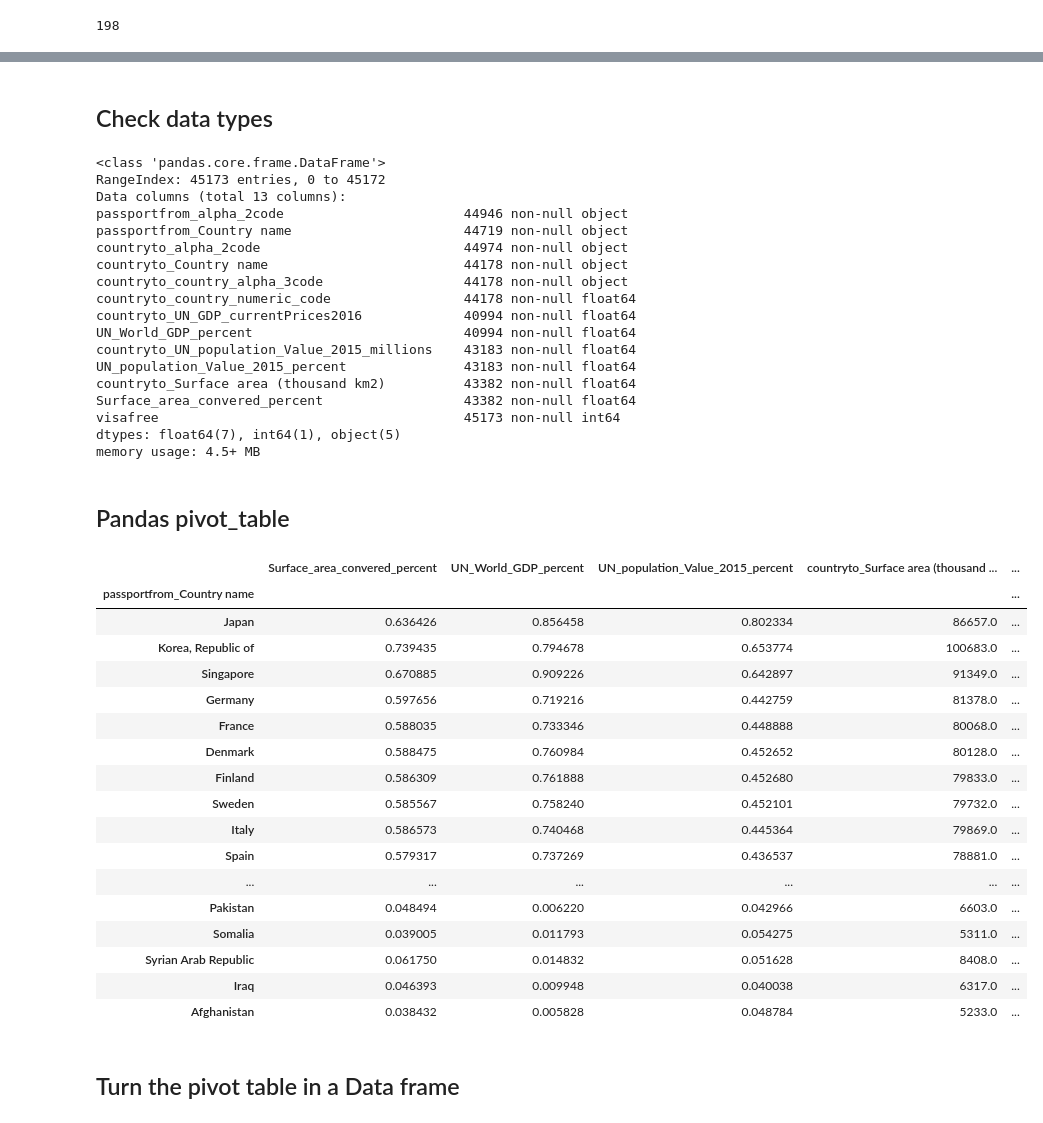
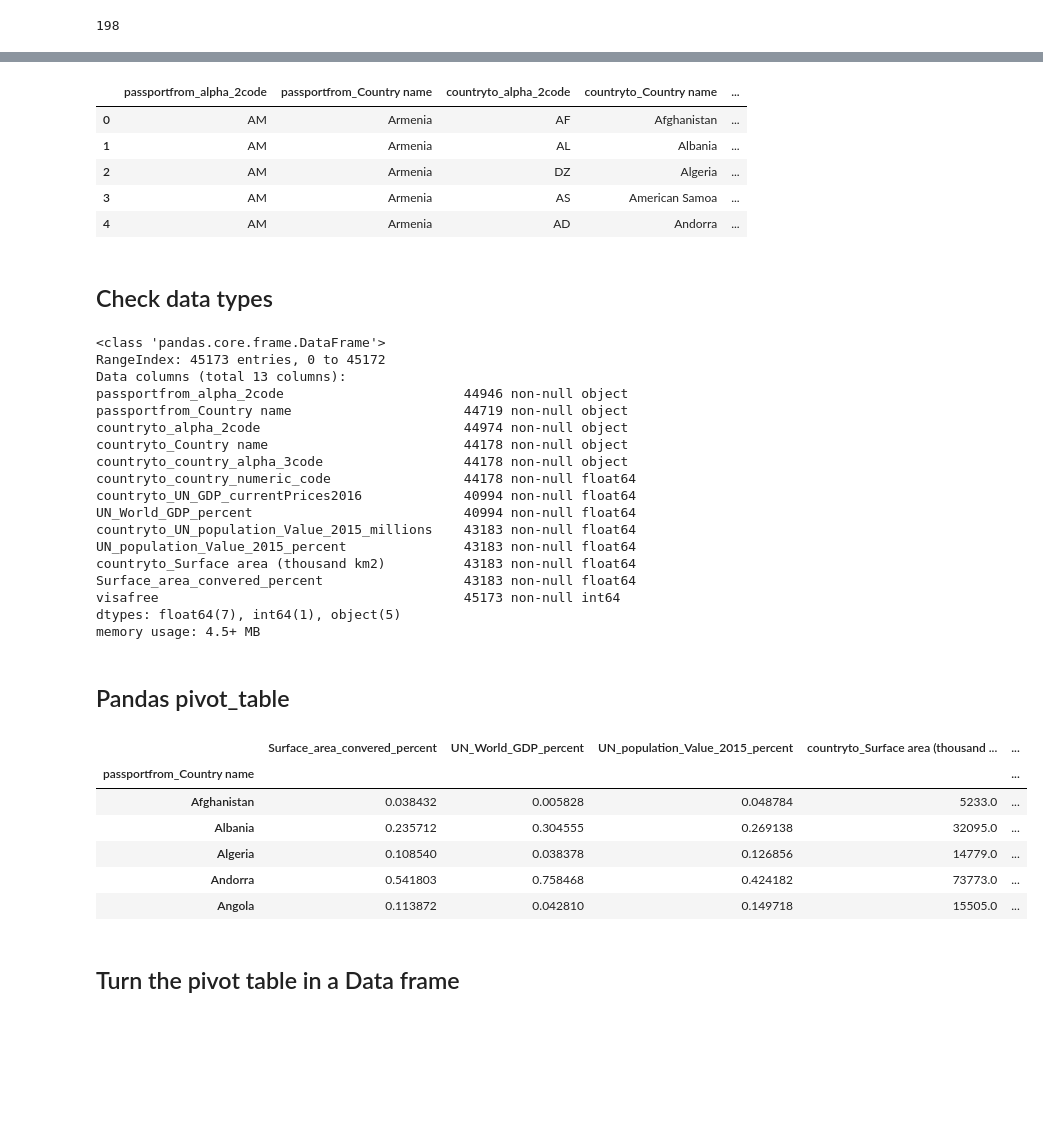
Before and after one commit to jeremielamboley/global-passport-index, a Jupyter notebook: henley_passport_index_intersect_data_sources.ipynb, the cells around one changed output, grey strips where cells are left out. Saved outputs shown, nothing was run; the diff lists cells and outputs as text; code cells hidden in the pictures; blank space fills up the shorter version.

```diff
--- a/henley_passport_index_intersect_data_sources.ipynb
+++ b/henley_passport_index_intersect_data_sources.ipynb
@@ -285,3 +237,5 @@ df3 = df3.drop(['UN_population_countryName'], axis=1)
-# %%
-df3.rename(columns={'UN_population_Value_2015_millions': 'countryto_UN_population_Value_2015_millions'}, inplace=True)
+# %%
+#df3.rename(columns={'UN_population_Value_2015_millions': 'countryto_UN_population_Value_2015_millions'}, inplace=True)
+df3.rename(columns={'Population mid-year estimates (millions)': 'countryto_UN_population_Value_2015_millions'}, inplace=True)
+df3.rename(columns={'Surface area (thousand km2)': 'countryto_Surface area (thousand km2)'}, inplace=True)
 # %%
@@ -322,8 +250,8 @@ df4.sample(5)
 # %% [markdown]
 ## Reordering the columns
 # %%
-df4 = df4.reset_index(drop=True)
-cols = df4.columns.tolist()
+df3 = df3.reset_index(drop=True)
+cols = df3.columns.tolist()
 cols
 # %% [output]
 ['passportfrom_alpha_2code',
@@ -342,4 +269,4 @@ cols
  'Surface_area_convered_percent']
 # %%
-df4 = df4[['passportfrom_alpha_2code','passportfrom_Country name','countryto_alpha_2code','countryto_Country name','countryto_country_alpha_3code', 'countryto_country_numeric_code','countryto_UN_GDP_currentPrices2016','UN_World_GDP_percent', 'countryto_UN_population_Value_2015_millions','UN_population_Value_2015_percent','countryto_Surface area (thousand km2)','Surface_area_convered_percent','visafree']]
+df3 = df3[['passportfrom_alpha_2code','passportfrom_Country name','countryto_alpha_2code','countryto_Country name','countryto_country_alpha_3code', 'countryto_country_numeric_code','countryto_UN_GDP_currentPrices2016','UN_World_GDP_percent', 'countryto_UN_population_Value_2015_millions','UN_population_Value_2015_percent','countryto_Surface area (thousand km2)','Surface_area_convered_percent','visafree']]
 # %%
@@ -362,7 +276,16 @@ df4.head()
+# %%
+df3.head(5)
+# %% [output]
+|  | passportfrom_alpha_2code | passportfrom_Country name | countryto_alpha_2code | countryto_Country name | ... |
+| 0 | AM | Armenia | AF | Afghanistan | ... |
+| 1 | AM | Armenia | AL | Albania | ... |
+| 2 | AM | Armenia | DZ | Algeria | ... |
+| 3 | AM | Armenia | AS | American Samoa | ... |
+| 4 | AM | Armenia | AD | Andorra | ... |
 # %% [markdown]
 ## Check data types
 # %%
-df4.info()
+df3.info()
 # %% [output]
 <class 'pandas.core.frame.DataFrame'>
 RangeIndex: 45173 entries, 0 to 45172
@@ -377,35 +300,25 @@ countryto_UN_GDP_currentPrices2016             40994 non-null float64
 UN_World_GDP_percent                           40994 non-null float64
 countryto_UN_population_Value_2015_millions    43183 non-null float64
 UN_population_Value_2015_percent               43183 non-null float64
-countryto_Surface area (thousand km2)          43382 non-null float64
-Surface_area_convered_percent                  43382 non-null float64
+countryto_Surface area (thousand km2)          43183 non-null float64
+Surface_area_convered_percent                  43183 non-null float64
 visafree                                       45173 non-null int64
 dtypes: float64(7), int64(1), object(5)
 memory usage: 4.5+ MB
 # %% [markdown]
 ## Pandas pivot_table
 # %%
-df_pivot = pd.pivot_table(df4[df4.visafree == 1],index='passportfrom_Country name',values=['countryto_UN_GDP_currentPrices2016','UN_World_GDP_percent','countryto_UN_population_Value_2015_millions','UN_population_Value_2015_percent','countryto_Surface area (thousand km2)','Surface_area_convered_percent','visafree'], aggfunc=np.sum, margins=False,dropna=True)
+df_pivot = pd.pivot_table(df3[df3.visafree == 1],index='passportfrom_Country name',values=['countryto_UN_GDP_currentPrices2016','UN_World_GDP_percent','countryto_UN_population_Value_2015_millions','UN_population_Value_2015_percent','countryto_Surface area (thousand km2)','Surface_area_convered_percent','visafree'], aggfunc=np.sum, margins=False,dropna=True)
 df_pivot.sort_values('visafree', ascending=False)
+df_pivot.head(5)
 # %% [output]
 |  | Surface_area_convered_percent | UN_World_GDP_percent | UN_population_Value_2015_percent | countryto_Surface area (thousand ... | ... |
 | passportfrom_Country name |  |  |  |  | ... |
-| Japan | 0.636426 | 0.856458 | 0.802334 | 86657.0 | ... |
-| Korea, Republic of | 0.739435 | 0.794678 | 0.653774 | 100683.0 | ... |
-| Singapore | 0.670885 | 0.909226 | 0.642897 | 91349.0 | ... |
-| Germany | 0.597656 | 0.719216 | 0.442759 | 81378.0 | ... |
-| France | 0.588035 | 0.733346 | 0.448888 | 80068.0 | ... |
-| Denmark | 0.588475 | 0.760984 | 0.452652 | 80128.0 | ... |
-| Finland | 0.586309 | 0.761888 | 0.452680 | 79833.0 | ... |
-| Sweden | 0.585567 | 0.758240 | 0.452101 | 79732.0 | ... |
-| Italy | 0.586573 | 0.740468 | 0.445364 | 79869.0 | ... |
-| Spain | 0.579317 | 0.737269 | 0.436537 | 78881.0 | ... |
-| ... | ... | ... | ... | ... | ... |
-| Pakistan | 0.048494 | 0.006220 | 0.042966 | 6603.0 | ... |
-| Somalia | 0.039005 | 0.011793 | 0.054275 | 5311.0 | ... |
-| Syrian Arab Republic | 0.061750 | 0.014832 | 0.051628 | 8408.0 | ... |
-| Iraq | 0.046393 | 0.009948 | 0.040038 | 6317.0 | ... |
 | Afghanistan | 0.038432 | 0.005828 | 0.048784 | 5233.0 | ... |
+| Albania | 0.235712 | 0.304555 | 0.269138 | 32095.0 | ... |
+| Algeria | 0.108540 | 0.038378 | 0.126856 | 14779.0 | ... |
+| Andorra | 0.541803 | 0.758468 | 0.424182 | 73773.0 | ... |
+| Angola | 0.113872 | 0.042810 | 0.149718 | 15505.0 | ... |
 # %% [markdown]
 ## Turn the pivot table in a Data frame
 # %%
```
Also changed, not shown: parts of 50 cells of this notebook.
